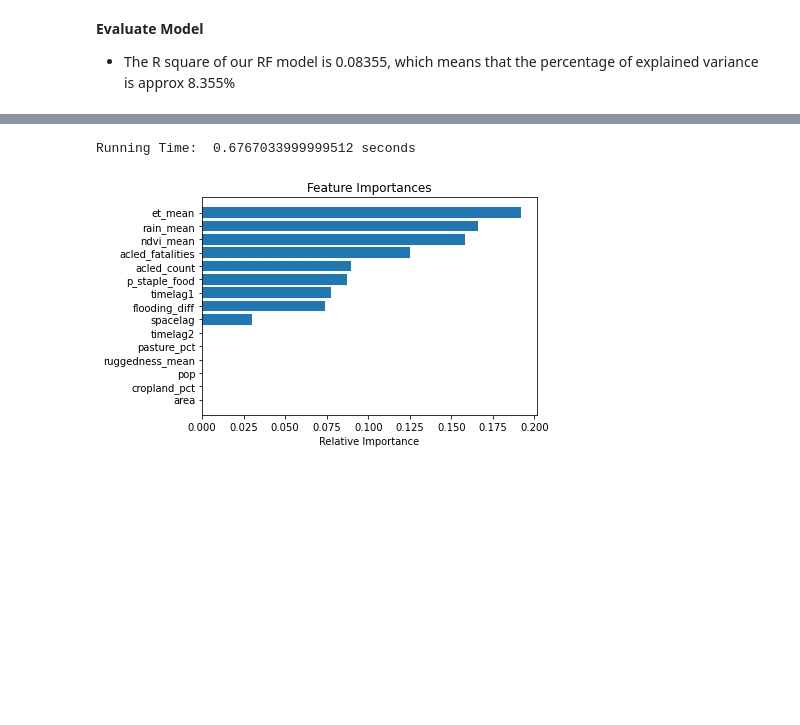
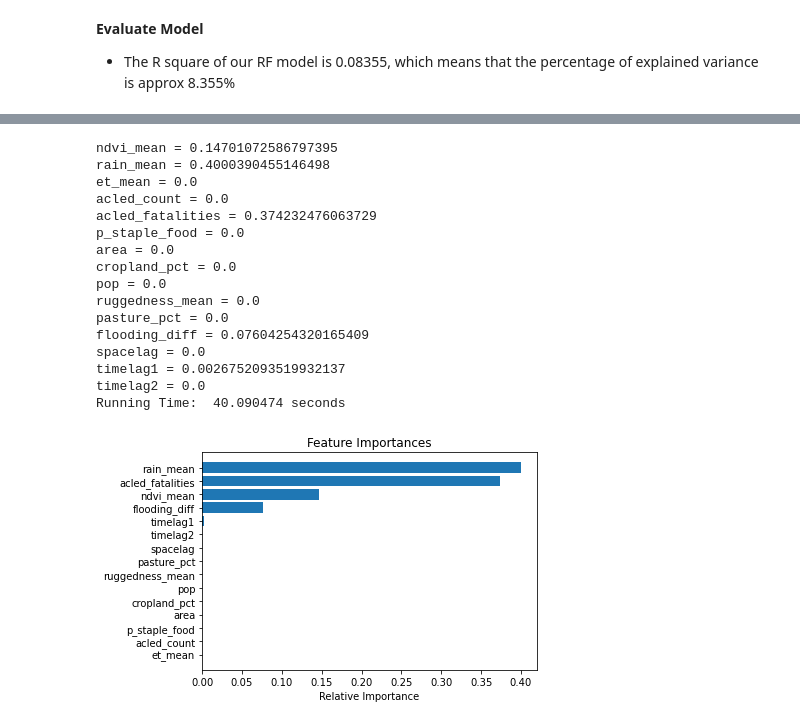
Before and after one commit to Claudia-Offner/MapAction_Dissertation, a Jupyter notebook: 3 - ML_food_classifier.ipynb, the cells around one changed output, grey strips where cells are left out. Saved outputs shown, nothing was run; the diff lists cells and outputs as text; code cells hidden in the pictures; blank space fills up the shorter version.

```diff
--- a/3 - ML_food_classifier.ipynb
+++ b/3 - ML_food_classifier.ipynb
@@ -147,7 +147,7 @@ Found: {'bootstrap': True,
 # %%
 # C. RESULTS
 # Fit optimised model
-clf=RandomForestClassifier(n_estimators=9, min_samples_leaf=2, min_samples_split=5,
-                           max_features='sqrt', max_depth=9, bootstrap=True)
+clf=RandomForestClassifier(n_estimators=1, min_samples_leaf=5, min_samples_split=2,
+                           max_features='auto', max_depth=9, bootstrap=True)
 clf.fit(x_train,y_train)
 # %% [output]
@@ -187,22 +191,37 @@ Ensemble Test Model Accuracy(in %): 96.11650485436894
 # %%
 # Evaluate variable importance
 
-# for name, importance in zip(x_test.columns, clf.feature_importances_):
-#     print(name, "=", importance)
+for name, importance in zip(x_train.columns, clf.feature_importances_):
+    print(name, "=", importance)
 
-features = x_test.columns
+features = x_train.columns
 importances = clf.feature_importances_
 indices = np.argsort(importances)
 
 plt.title('Feature Importances')
 plt.barh(range(len(indices)), importances[indices], align='center') # color
 plt.yticks(range(len(indices)), [features[i] for i in indices])
 plt.xlabel('Relative Importance')
 plt.savefig('Images/importance_food.png')
 
 
 stop = timeit.default_timer()
 print('Running Time: ', stop - start, 'seconds')
 # %% [output]
-Running Time:  0.6767033999999512 seconds
+ndvi_mean = 0.14701072586797395
+rain_mean = 0.4000390455146498
+et_mean = 0.0
+acled_count = 0.0
+acled_fatalities = 0.374232476063729
+p_staple_food = 0.0
+area = 0.0
+cropland_pct = 0.0
+pop = 0.0
+ruggedness_mean = 0.0
+pasture_pct = 0.0
+flooding_diff = 0.07604254320165409
+spacelag = 0.0
+timelag1 = 0.0026752093519932137
+timelag2 = 0.0
+Running Time:  40.090474 seconds
-[figure, old version]
+[figure, new version]
```
Also changed, not shown: parts of 5 cells of this notebook.
